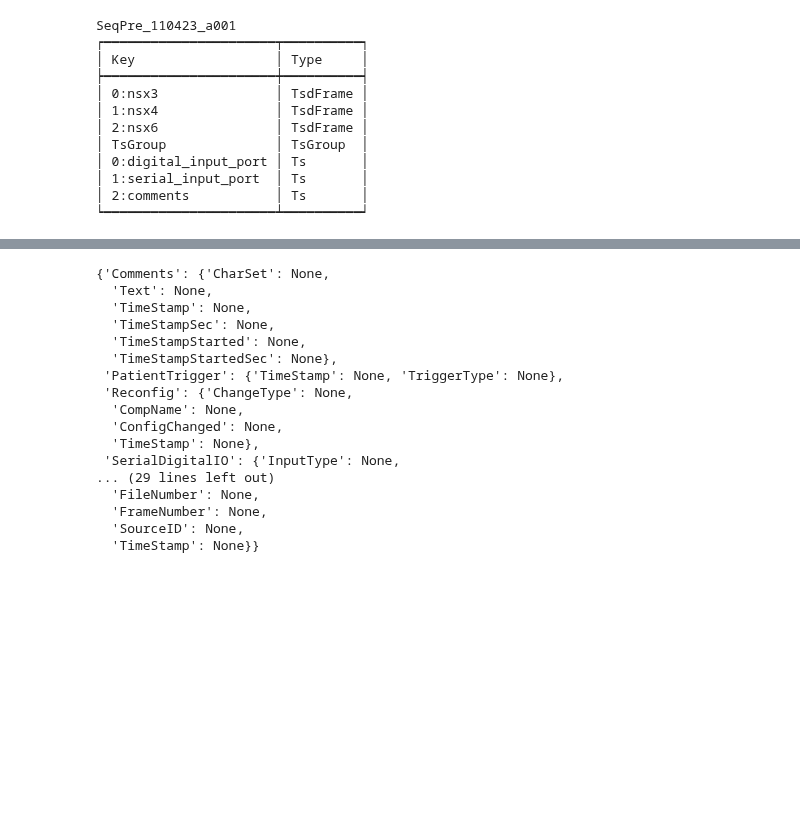
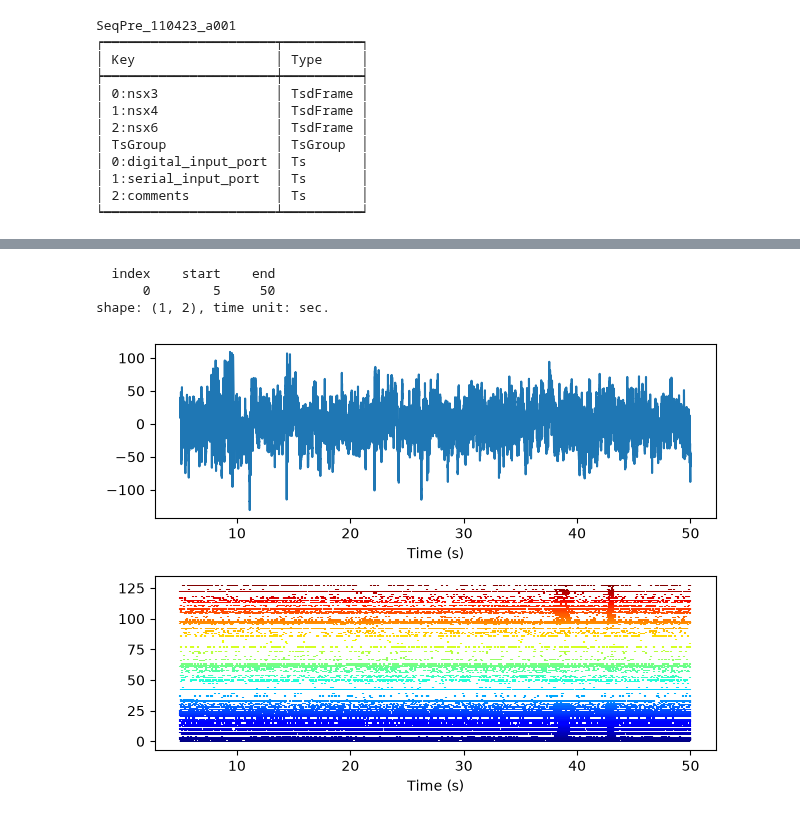
Before and after one commit to rishab-iyer1/passive_seq, a Jupyter notebook: src/decoding_ri/replicate_decoding.ipynb, the cells around one changed output, grey strips where cells are left out. Drawn from its saved outputs; the diff is of its cells as text; code cells hidden in the pictures; blank space fills up the shorter version.

Commit message:
load lfp, spike timings, make first plot

```diff
--- a/src/decoding_ri/replicate_decoding.ipynb
+++ b/src/decoding_ri/replicate_decoding.ipynb
@@ -75,20 +57,37 @@ data_day1['TsGroup'].metadata
-# %%
-tmp['NEV']['Data']
-# %% [output]
-{'Comments': {'CharSet': None,
-  'Text': None,
-  'TimeStamp': None,
-  'TimeStampSec': None,
-  'TimeStampStarted': None,
-  'TimeStampStartedSec': None},
- 'PatientTrigger': {'TimeStamp': None, 'TriggerType': None},
- 'Reconfig': {'ChangeType': None,
-  'CompName': None,
-  'ConfigChanged': None,
-  'TimeStamp': None},
- 'SerialDigitalIO': {'InputType': None,
-... (29 lines left out)
-  'FileNumber': None,
-  'FrameNumber': None,
-  'SourceID': None,
-  'TimeStamp': None}}
+# %%
+lfp = data_day1['0:nsx3']
+spikes = data_day1['TsGroup']
+
+# read in the spike data from memory rather than lazy-loading (for speed)
+# spikes_mem_path = f"{derivatives_path}/spikes.npz"
+# if not os.path.exists(spikes_mem_path):
+#     spikes_mem = nap.TsGroup(
+#         {i: nap.Ts(t=spikes[i].t) for i in spikes.index},
+#         metadata=spikes.metadata.drop(columns="rate"),
+#     )  # drop the rate column because TsGroup objects calculate it automatically, so can't explicitly pass as metadata
+#     spikes_mem.save(spikes_mem_path)
+# else:
+#     spikes_mem = np.load(spikes_mem_path)
+# %%
+start, end = lfp.t[10000], lfp.t[100000]
+win = nap.IntervalSet(start=start, end=end)
+print(win)
+
+lfp_win = lfp.get(start, end)
+spikes_win = spikes.restrict(win)
+
+fig = plt.figure()
+ax1 = fig.add_subplot(2, 1, 1)
+ax2 = fig.add_subplot(2, 1, 2)
+ax1.plot(lfp_win.t, lfp_win.d[:,42])
+ax1.set_xlabel("Time (s)")
+colors = plt.cm.jet(np.linspace(0, 1, len(spikes)))
+ax2.eventplot([spikes_win[i].t for i in spikes.keys()], colors=colors)
+ax2.set_xlabel("Time (s)")
+plt.tight_layout()
+plt.show()
+# %% [output]
+  index    start    end
+      0        5     50
+shape: (1, 2), time unit: sec.
+[figure, added]
```
Also changed, not shown: parts of 5 cells of this notebook.
